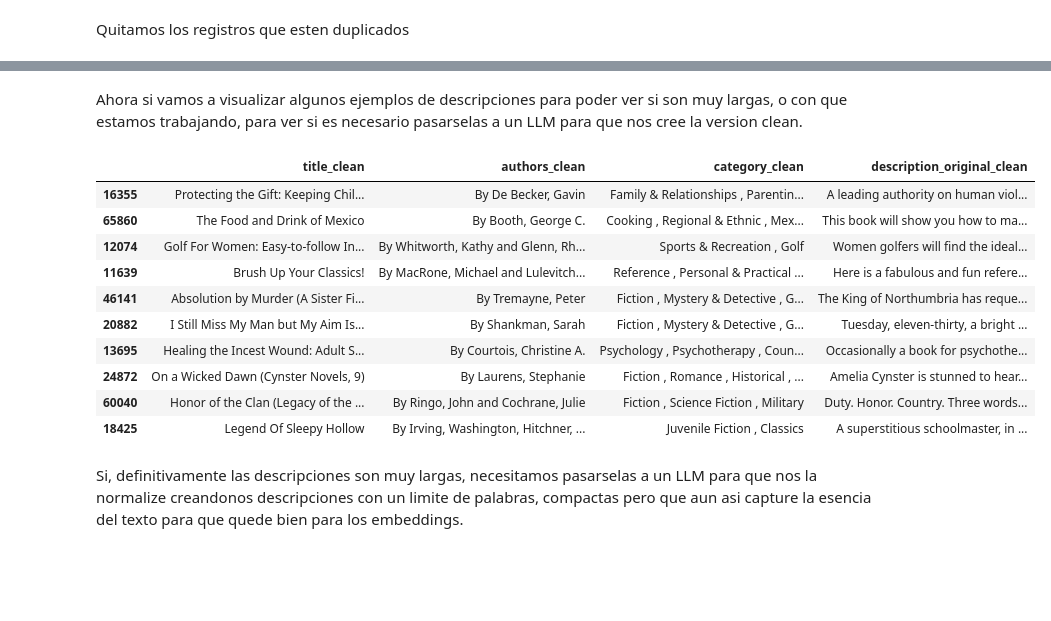
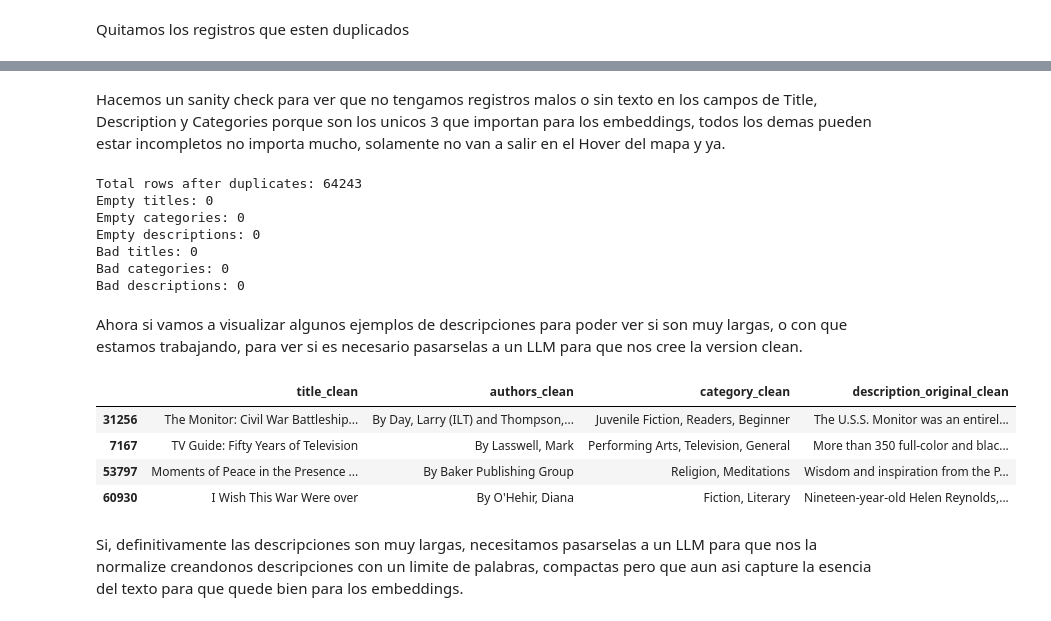
Before and after one commit to HiramZ04/Cal-State-UMAP_Clustering, a Jupyter notebook: Final_Notebook.ipynb, the cells around one changed output, grey strips where cells are left out. Drawn from its saved outputs; the diff is of its cells as text; code cells hidden in the pictures; blank space fills up the shorter version.

```diff
--- a/Final_Notebook.ipynb
+++ b/Final_Notebook.ipynb
@@ -181,21 +228,35 @@ Remaining percentage: 67.32 %
 # %% [markdown]
 Vamos a limpiar los libros que tengan datos como Unkown, para despues descartarlos tambien
 # %%
-df["authors_clean"] = df["authors_clean"].replace("", "Unknown")
-df["category_clean"] = df["category_clean"].replace("", "Unknown")
-df["publisher_clean"] = df["publisher_clean"].replace("", "Unknown")
+# -----------------------------
+# Optional metadata for frontend display
+# -----------------------------
 
-df["price_clean"] = df[COL_PRICE]
-df["publish_month_clean"] = df[COL_MONTH]
-df["publish_year_clean"] = df[COL_YEAR]
+def display_value(x):
+    if pd.isna(x):
+        return ""
+
+    x = str(x).strip()
+
+    if x.lower() in ["", "nan", "none", "null", "unknown", "n/a", "na"]:
+        return ""
+
+    return x
+
+
+df["authors_display"] = df["authors_clean"].apply(display_value)
+df["publisher_display"] = df["publisher_clean"].apply(display_value)
+df["price_display"] = df[COL_PRICE].apply(display_value)
+df["publish_month_display"] = df[COL_MONTH].apply(display_value)
+df["publish_year_display"] = df[COL_YEAR].apply(display_value)
 
 df[[
     "title_clean",
-    "authors_clean",
+    "authors_display",
     "category_clean",
-    "publisher_clean",
-    "price_clean",
-    "publish_month_clean",
-    "publish_year_clean"
+    "publisher_display",
+    "price_display",
+    "publish_month_display",
+    "publish_year_display"
 ]].head()
 # %% [output]
@@ -226,28 +287,44 @@ Duplicates removed: 408
+# %% [markdown]
+Hacemos un sanity check para ver que no tengamos registros malos o sin texto en los campos de Title, Description y Categories porque son los unicos 3 que importan para los embeddings, todos los demas pueden estar incompletos no importa mucho, solamente no van a salir en el Hover del mapa y ya.
+# %%
+print("Total rows after duplicates:", len(df))
+
+print("Empty titles:", (df["title_clean"] == "").sum())
+print("Empty categories:", (df["category_clean"] == "").sum())
+print("Empty descriptions:", (df["description_original_clean"] == "").sum())
+
+bad_values = ["unknown", "null", "none", "nan", "n/a", "na", ""]
+
+print("Bad titles:", df["title_clean"].str.lower().isin(bad_values).sum())
+print("Bad categories:", df["category_clean"].str.lower().isin(bad_values).sum())
+print("Bad descriptions:", df["description_original_clean"].str.lower().isin(bad_values).sum())
+# %% [output]
+Total rows after duplicates: 64243
+Empty titles: 0
+Empty categories: 0
+Empty descriptions: 0
+Bad titles: 0
+Bad categories: 0
+Bad descriptions: 0
 # %% [markdown]
 Ahora si vamos a visualizar algunos ejemplos de descripciones para poder ver si son muy largas, o con que estamos trabajando, para ver si es necesario pasarselas a un LLM para que nos cree la version clean.
 # %%
 pd.set_option("display.max_colwidth", 700)
 
 sample = df[[
     "title_clean",
     "authors_clean",
     "category_clean",
     "description_original_clean"
-]].sample(10, random_state=42)
+]].sample(4, random_state=42)
 
 sample
 # %% [output]
 |  | title_clean | authors_clean | category_clean | description_original_clean |
-| 16355 | Protecting the Gift: Keeping Chil... | By De Becker, Gavin | Family & Relationships , Parentin... | A leading authority on human viol... |
-| 65860 | The Food and Drink of Mexico | By Booth, George C. | Cooking , Regional & Ethnic , Mex... | This book will show you how to ma... |
-| 12074 | Golf For Women: Easy-to-follow In... | By Whitworth, Kathy and Glenn, Rh... | Sports & Recreation , Golf | Women golfers will find the ideal... |
-| 11639 | Brush Up Your Classics! | By MacRone, Michael and Lulevitch... | Reference , Personal & Practical ... | Here is a fabulous and fun refere... |
-| 46141 | Absolution by Murder (A Sister Fi... | By Tremayne, Peter | Fiction , Mystery & Detective , G... | The King of Northumbria has reque... |
-| 20882 | I Still Miss My Man but My Aim Is... | By Shankman, Sarah | Fiction , Mystery & Detective , G... | Tuesday, eleven-thirty, a bright ... |
-| 13695 | Healing the Incest Wound: Adult S... | By Courtois, Christine A. | Psychology , Psychotherapy , Coun... | Occasionally a book for psychothe... |
-| 24872 | On a Wicked Dawn (Cynster Novels, 9) | By Laurens, Stephanie | Fiction , Romance , Historical , ... | Amelia Cynster is stunned to hear... |
-| 60040 | Honor of the Clan (Legacy of the ... | By Ringo, John and Cochrane, Julie | Fiction , Science Fiction , Military | Duty. Honor. Country. Three words... |
-| 18425 | Legend Of Sleepy Hollow | By Irving, Washington, Hitchner, ... | Juvenile Fiction , Classics | A superstitious schoolmaster, in ... |
+| 31256 | The Monitor: Civil War Battleship... | By Day, Larry (ILT) and Thompson,... | Juvenile Fiction, Readers, Beginner | The U.S.S. Monitor was an entirel... |
+| 7167 | TV Guide: Fifty Years of Television | By Lasswell, Mark | Performing Arts, Television, General | More than 350 full-color and blac... |
+| 53797 | Moments of Peace in the Presence ... | By Baker Publishing Group | Religion, Meditations | Wisdom and inspiration from the P... |
+| 60930 | I Wish This War Were over | By O'Hehir, Diana | Fiction, Literary | Nineteen-year-old Helen Reynolds,... |
 # %% [markdown]
 Si, definitivamente las descripciones son muy largas, necesitamos pasarselas a un LLM para que nos la normalize creandonos descripciones con un limite de palabras, compactas pero que aun asi capture la esencia del texto para que quede bien para los embeddings.
 # %% [markdown]
```
Also changed, not shown: parts of 10 cells of this notebook, 1 other file.
